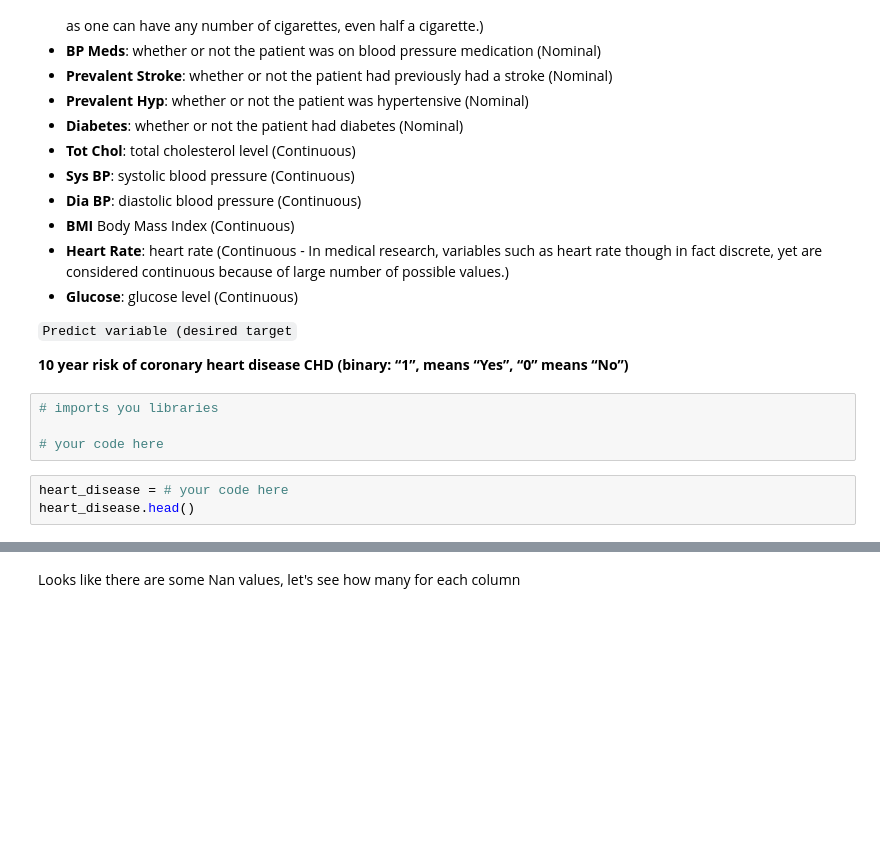
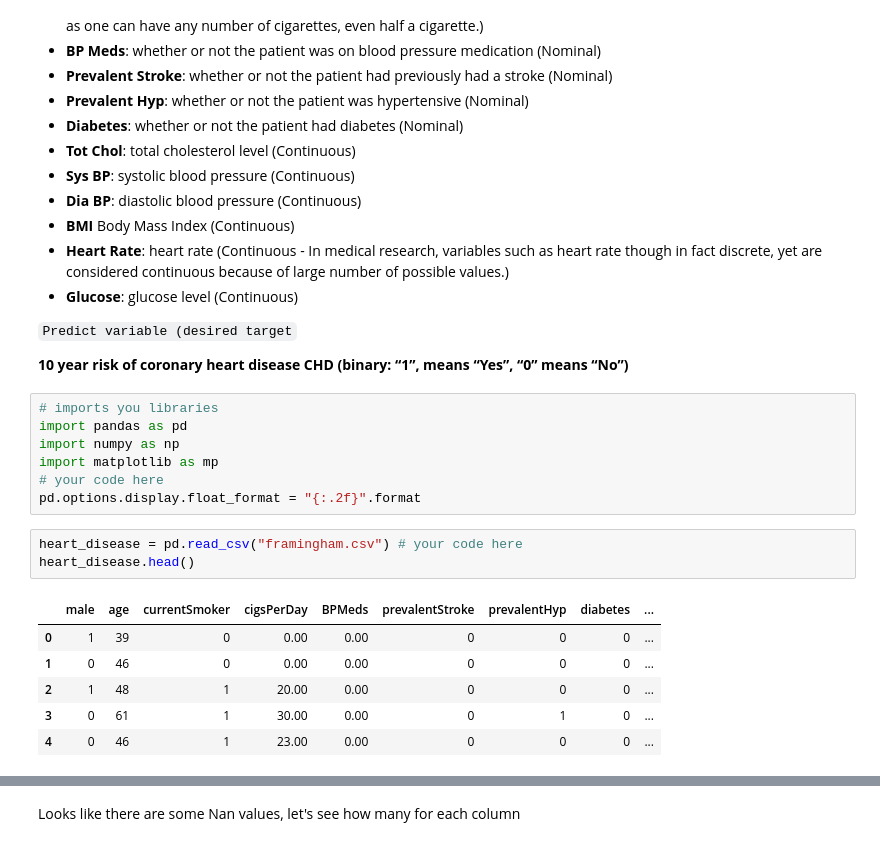
Before and after one commit to AFKBETO/machine-learning, a Jupyter notebook: TP2_regression_logistique/Régression logistic_LSI2.ipynb, the cells around one changed output, grey strips where cells are left out. Saved outputs shown, nothing was run; the diff lists cells and outputs as text; blank space fills up the shorter version.

````diff
--- a/TP2_regression_logistique/Régression logistic_LSI2.ipynb
+++ b/TP2_regression_logistique/Régression logistic_LSI2.ipynb
@@ -22,12 +22,22 @@ In this Lab, we ask you to apply the Logistic Regression to predict heart diseas
 ```Predict variable (desired target```
 
 **10 year risk of coronary heart disease CHD (binary: “1”, means “Yes”, “0” means “No”)**
-# %%
-# imports you libraries
-
-# your code here
+# %%
+# imports you libraries
+import pandas as pd
+import numpy as np
+import matplotlib as mp
+# your code here
+pd.options.display.float_format = "{:.2f}".format
 # %%
-heart_disease = # your code here
+heart_disease = pd.read_csv("framingham.csv") # your code here
 heart_disease.head()
+# %% [output]
+|  | male | age | currentSmoker | cigsPerDay | BPMeds | prevalentStroke | prevalentHyp | diabetes | ... |
+| 0 | 1 | 39 | 0 | 0.00 | 0.00 | 0 | 0 | 0 | ... |
+| 1 | 0 | 46 | 0 | 0.00 | 0.00 | 0 | 0 | 0 | ... |
+| 2 | 1 | 48 | 1 | 20.00 | 0.00 | 0 | 0 | 0 | ... |
+| 3 | 0 | 61 | 1 | 30.00 | 0.00 | 0 | 1 | 0 | ... |
+| 4 | 0 | 46 | 1 | 23.00 | 0.00 | 0 | 0 | 0 | ... |
 # %%
 # print some info about the dataframe
````
Also changed, not shown: parts of 19 cells of this notebook.
